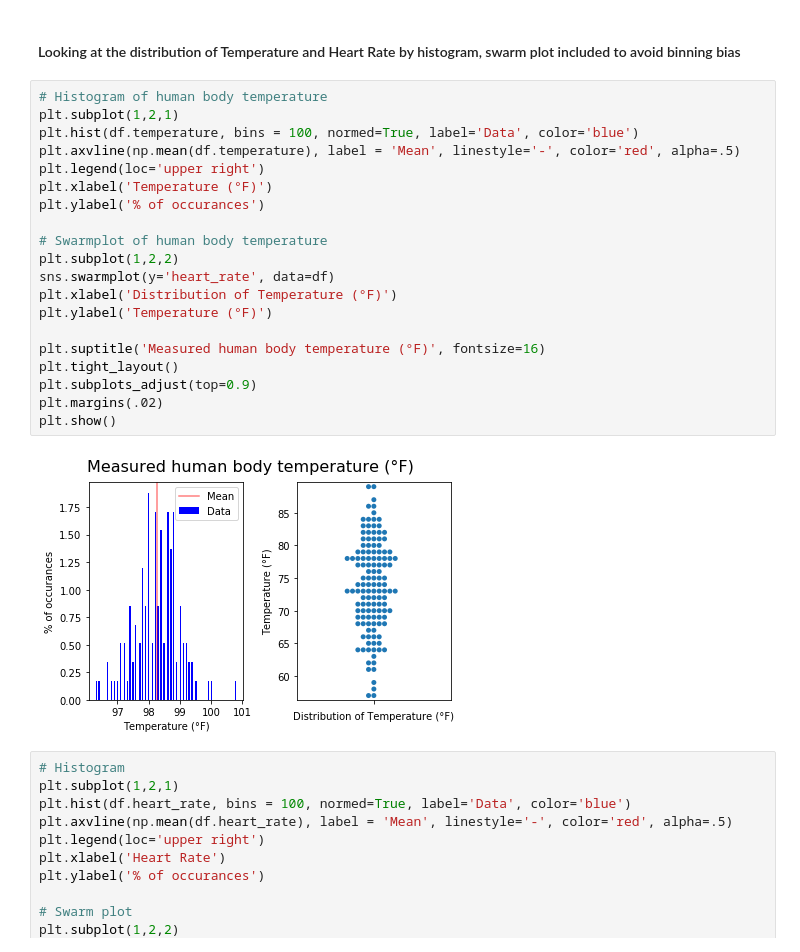
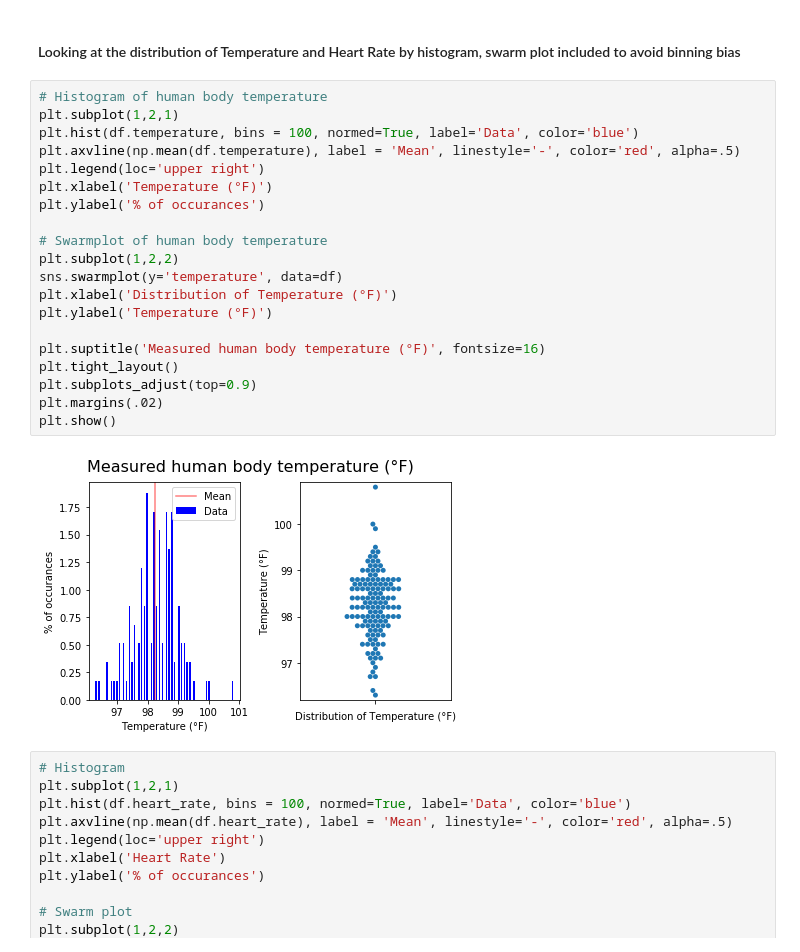
Before and after one commit to SethDKelly/Springboard, a Jupyter notebook: sec8_2/EDA_human_temperature/True Normal Human Body Temperature Proof.ipynb, the cells around one changed output. Cells and saved outputs as stored; diff of their text form.

Commit message:
corrected temp swarm plot

```diff
--- a/sec8_2/EDA_human_temperature/True Normal Human Body Temperature Proof.ipynb
+++ b/sec8_2/EDA_human_temperature/True Normal Human Body Temperature Proof.ipynb
@@ -52,25 +52,25 @@ The difference in mean temperature and 98.6 degrees fahrenheit is: 0.35076923076
 # %%
 # Histogram of human body temperature
 plt.subplot(1,2,1)
 plt.hist(df.temperature, bins = 100, normed=True, label='Data', color='blue')
 plt.axvline(np.mean(df.temperature), label = 'Mean', linestyle='-', color='red', alpha=.5)
 plt.legend(loc='upper right')
 plt.xlabel('Temperature (°F)')
 plt.ylabel('% of occurances')
 
 # Swarmplot of human body temperature
 plt.subplot(1,2,2)
-sns.swarmplot(y='heart_rate', data=df)
+sns.swarmplot(y='temperature', data=df)
 plt.xlabel('Distribution of Temperature (°F)')
 plt.ylabel('Temperature (°F)')
 
 plt.suptitle('Measured human body temperature (°F)', fontsize=16)
 plt.tight_layout()
 plt.subplots_adjust(top=0.9)
 plt.margins(.02)
 plt.show()
 # %% [output]
-[figure, old version]
+[figure, new version]
 # %%
 # Histogram
 plt.subplot(1,2,1)
```
